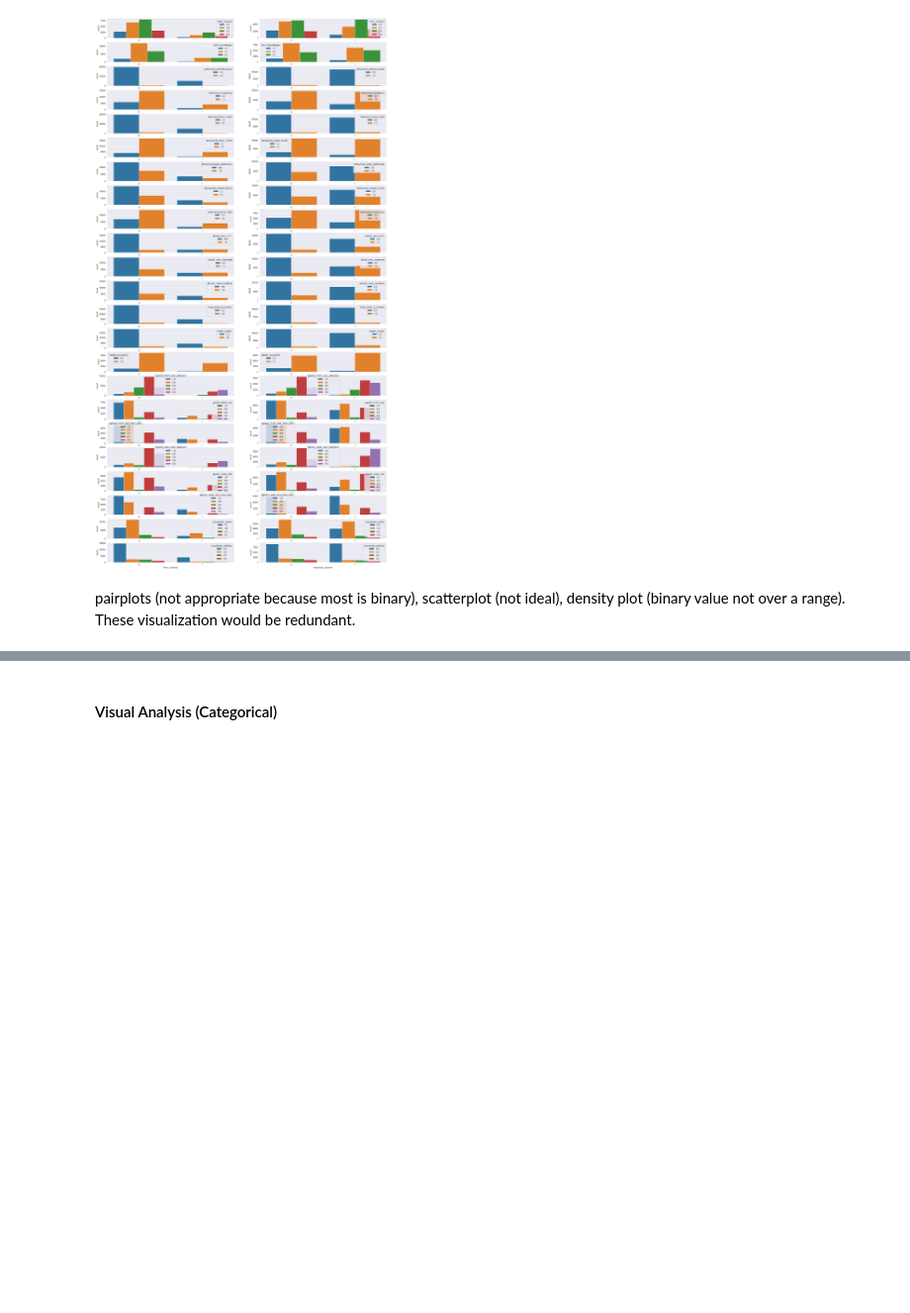
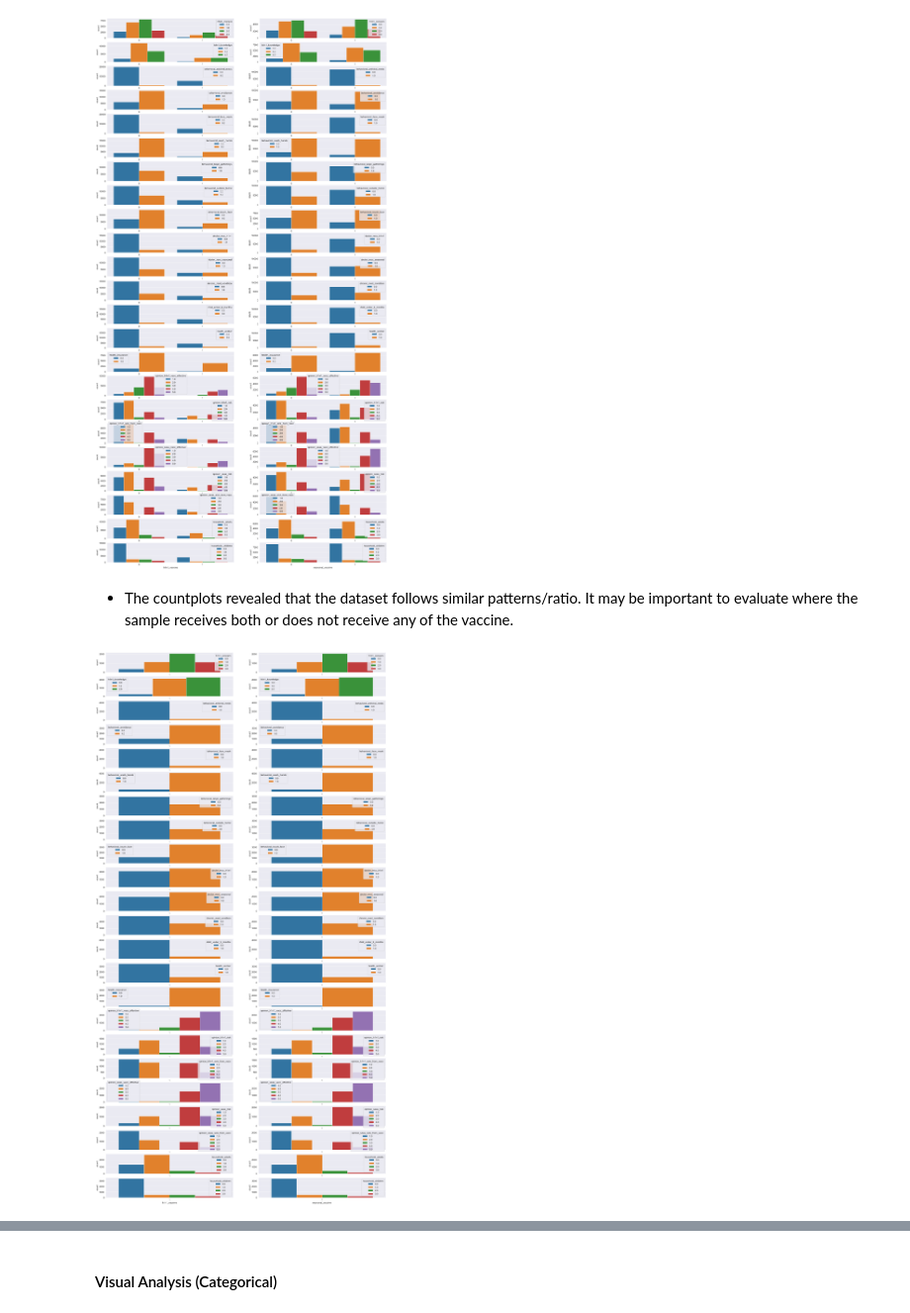
Before and after one commit to JanRII23/vaccineAnalysis, a Jupyter notebook: vaccineAnalysis.ipynb, the cells around one changed output, grey strips where cells are left out. Shown at 99% size. Saved outputs shown, nothing was run; the diff lists cells and outputs as text; code cells hidden in the pictures; blank space fills up the shorter version.

Commit message:
working numerical eda

```diff
--- a/vaccineAnalysis.ipynb
+++ b/vaccineAnalysis.ipynb
@@ -403,2 +412,13 @@ for i, explanatoryVariables in enumerate(vaccine_df[numericals], 1):
-# %% [markdown]
-pairplots (not appropriate because most is binary), scatterplot (not ideal), density plot (binary value not over a range). These visualization would be redundant.
+# %% [markdown]
+* The countplots revealed that the dataset follows similar patterns/ratio. It may be important to evaluate where the sample receives both or does not receive any of the vaccine.
+# %%
+bothVaccine = vaccine_df[(vaccine_df['h1n1_vaccine'] == 1) & (vaccine_df['seasonal_vaccine'] == 1)]
+noVaccine = vaccine_df[(vaccine_df['h1n1_vaccine'] == 0) & (vaccine_df['seasonal_vaccine'] == 0)]
+# %%
+fig, ax = plt.subplots(23,2, figsize=(25, 50))
+
+for i, explanatoryVariables in enumerate(bothVaccine[numericals], 1):
+    sns.countplot(x = bothVaccine['h1n1_vaccine'], hue = explanatoryVariables, data = bothVaccine[numericals], ax = ax[i-1,0])
+    sns.countplot(x = bothVaccine['seasonal_vaccine'], hue = explanatoryVariables, data = bothVaccine[numericals], ax=ax[i-1,1])
+# %% [output]
+[figure, added]
```
Also changed, not shown: parts of 15 cells of this notebook, 1 other file.
